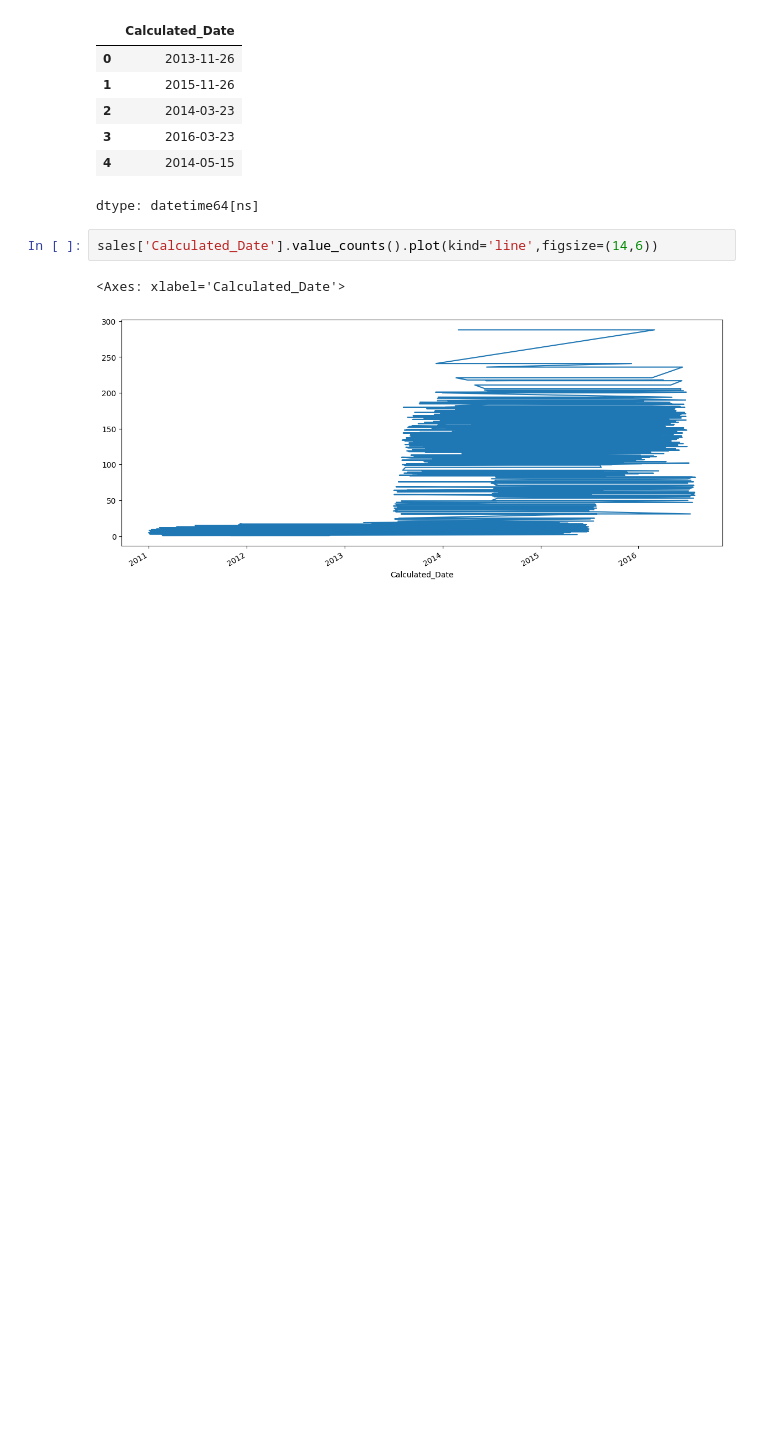
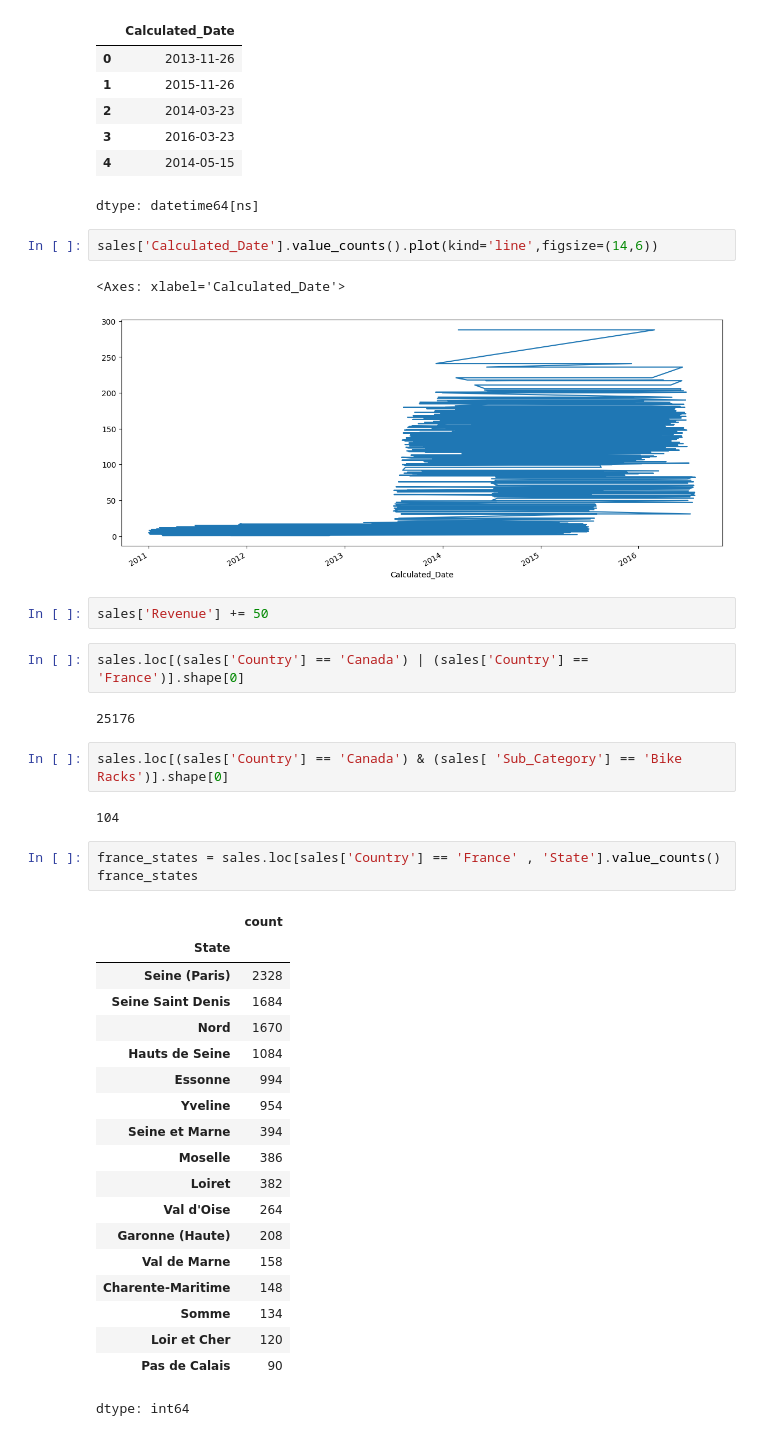
Before and after one commit to Adewole-211/Python3-Projects-, a Jupyter notebook: Data_Analyst_Course.ipynb, the cells around one changed output. Drawn from its saved outputs; the diff is of its cells as text; blank space fills up the shorter version.

```diff
--- a/Data_Analyst_Course.ipynb
+++ b/Data_Analyst_Course.ipynb
@@ -186,3 +189,36 @@ sales['Calculated_Date'].value_counts().plot(kind='line',figsize=(14,6))
 # %% [output]
 <Axes: xlabel='Calculated_Date'>
 [figure]
+# %%
+sales['Revenue'] += 50
+# %%
+sales.loc[(sales['Country'] == 'Canada') | (sales['Country'] == 'France')].shape[0]
+# %% [output]
+25176
+# %%
+sales.loc[(sales['Country'] == 'Canada') & (sales[ 'Sub_Category'] == 'Bike Racks')].shape[0]
+# %% [output]
+104
+# %%
+france_states = sales.loc[sales['Country'] == 'France' , 'State'].value_counts()
+france_states
+# %% [output]
+|  | count |
+| State |  |
+| Seine (Paris) | 2328 |
+| Seine Saint Denis | 1684 |
+| Nord | 1670 |
+| Hauts de Seine | 1084 |
+| Essonne | 994 |
+| Yveline | 954 |
+| Seine et Marne | 394 |
+| Moselle | 386 |
+| Loiret | 382 |
+| Val d'Oise | 264 |
+| Garonne (Haute) | 208 |
+| Val de Marne | 158 |
+| Charente-Maritime | 148 |
+| Somme | 134 |
+| Loir et Cher | 120 |
+| Pas de Calais | 90 |
+dtype: int64
```
Also changed, not shown: parts of 7 cells of this notebook.
